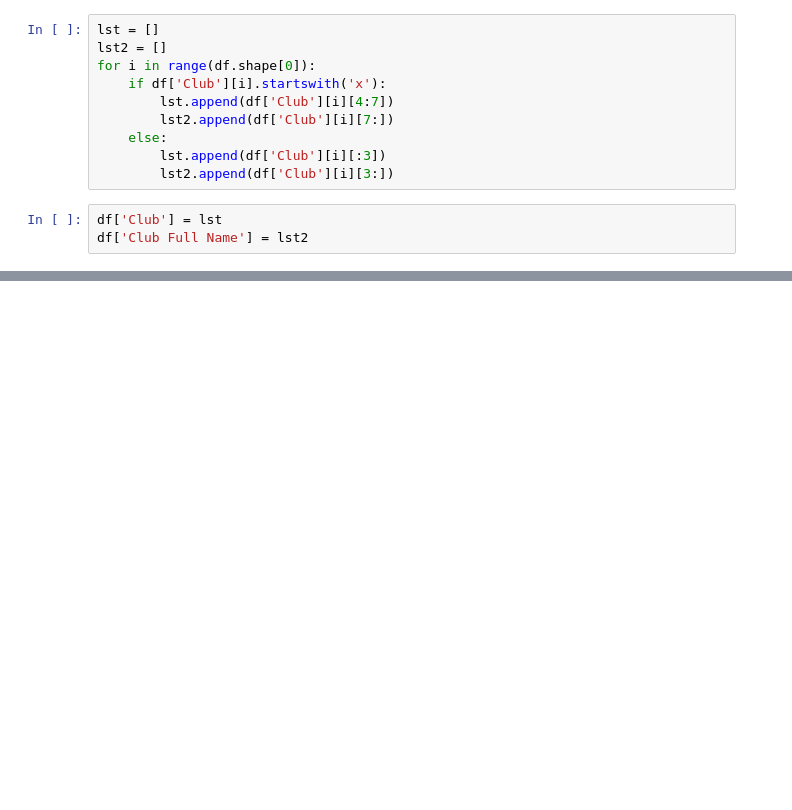
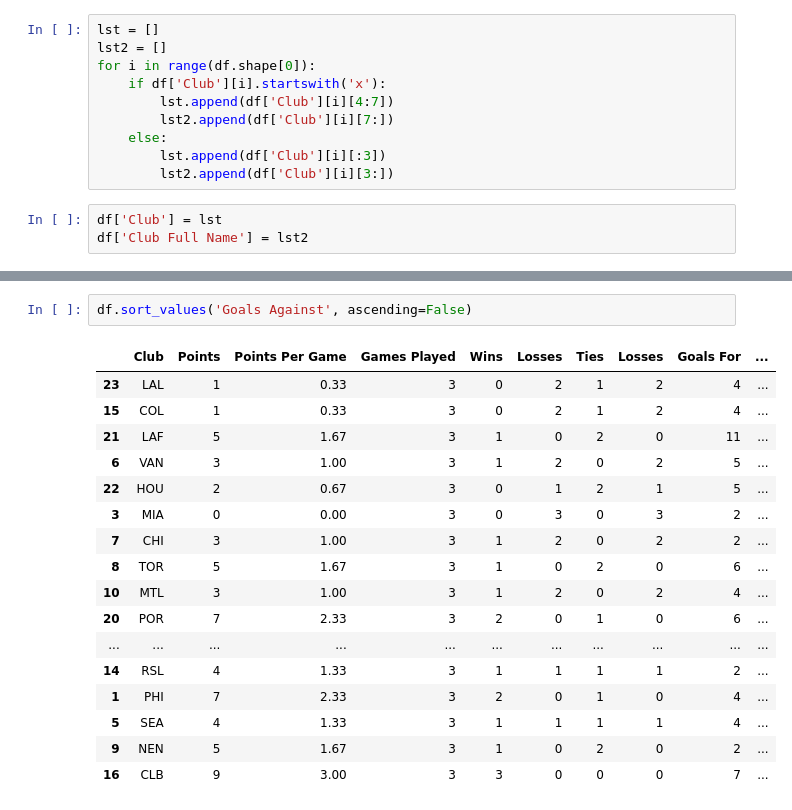
Before and after one commit to morganabbitt/MLS-Project, a Jupyter notebook: notebooks/standings.ipynb, the cells around one changed output, grey strips where cells are left out. Cells and saved outputs as stored; diff of their text form; blank space fills up the shorter version.

```diff
--- a/notebooks/standings.ipynb
+++ b/notebooks/standings.ipynb
@@ -81,0 +152,20 @@ df.to_csv('../mlsisback_standings.csv')
+# %%
+df.sort_values('Goals Against', ascending=False)
+# %% [output]
+|  | Club | Points | Points Per Game | Games Played | Wins | Losses | Ties | Losses | Goals For | ... |
+| 23 | LAL | 1 | 0.33 | 3 | 0 | 2 | 1 | 2 | 4 | ... |
+| 15 | COL | 1 | 0.33 | 3 | 0 | 2 | 1 | 2 | 4 | ... |
+| 21 | LAF | 5 | 1.67 | 3 | 1 | 0 | 2 | 0 | 11 | ... |
+| 6 | VAN | 3 | 1.00 | 3 | 1 | 2 | 0 | 2 | 5 | ... |
+| 22 | HOU | 2 | 0.67 | 3 | 0 | 1 | 2 | 1 | 5 | ... |
+| 3 | MIA | 0 | 0.00 | 3 | 0 | 3 | 0 | 3 | 2 | ... |
+| 7 | CHI | 3 | 1.00 | 3 | 1 | 2 | 0 | 2 | 2 | ... |
+| 8 | TOR | 5 | 1.67 | 3 | 1 | 0 | 2 | 0 | 6 | ... |
+| 10 | MTL | 3 | 1.00 | 3 | 1 | 2 | 0 | 2 | 4 | ... |
+| 20 | POR | 7 | 2.33 | 3 | 2 | 0 | 1 | 0 | 6 | ... |
+| ... | ... | ... | ... | ... | ... | ... | ... | ... | ... | ... |
+| 14 | RSL | 4 | 1.33 | 3 | 1 | 1 | 1 | 1 | 2 | ... |
+| 1 | PHI | 7 | 2.33 | 3 | 2 | 0 | 1 | 0 | 4 | ... |
+| 5 | SEA | 4 | 1.33 | 3 | 1 | 1 | 1 | 1 | 4 | ... |
+| 9 | NEN | 5 | 1.67 | 3 | 1 | 0 | 2 | 0 | 2 | ... |
+| 16 | CLB | 9 | 3.00 | 3 | 3 | 0 | 0 | 0 | 7 | ... |
```
Also changed, not shown: parts of 23 cells of this notebook, 6 other files.
